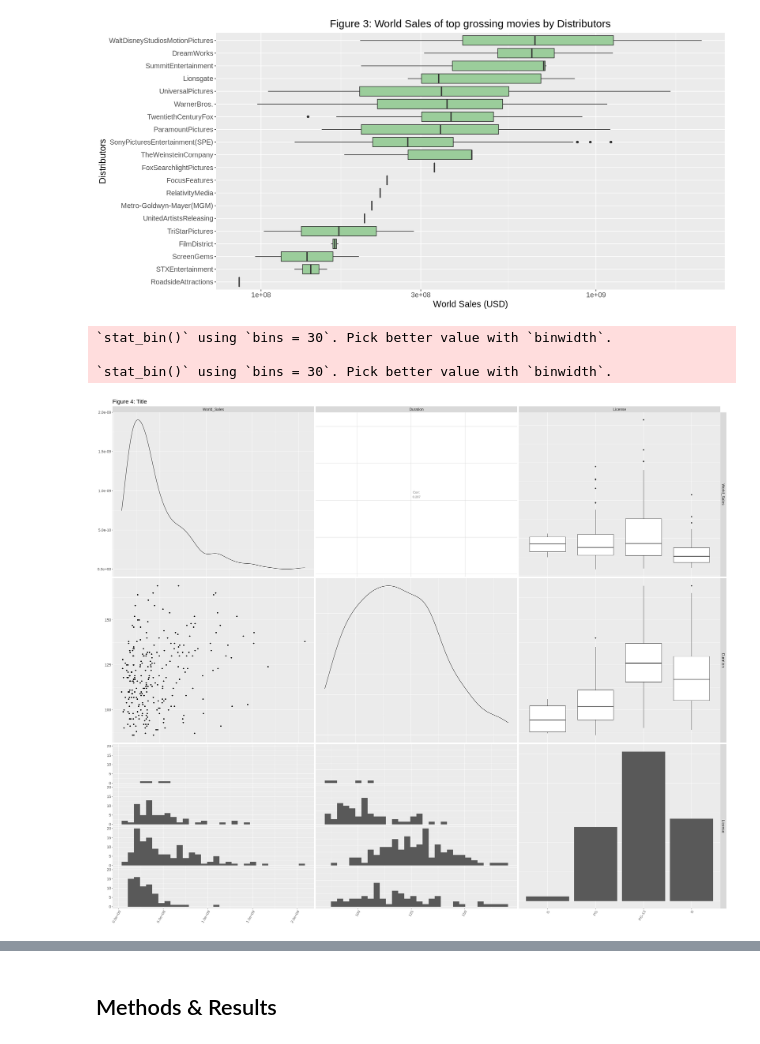
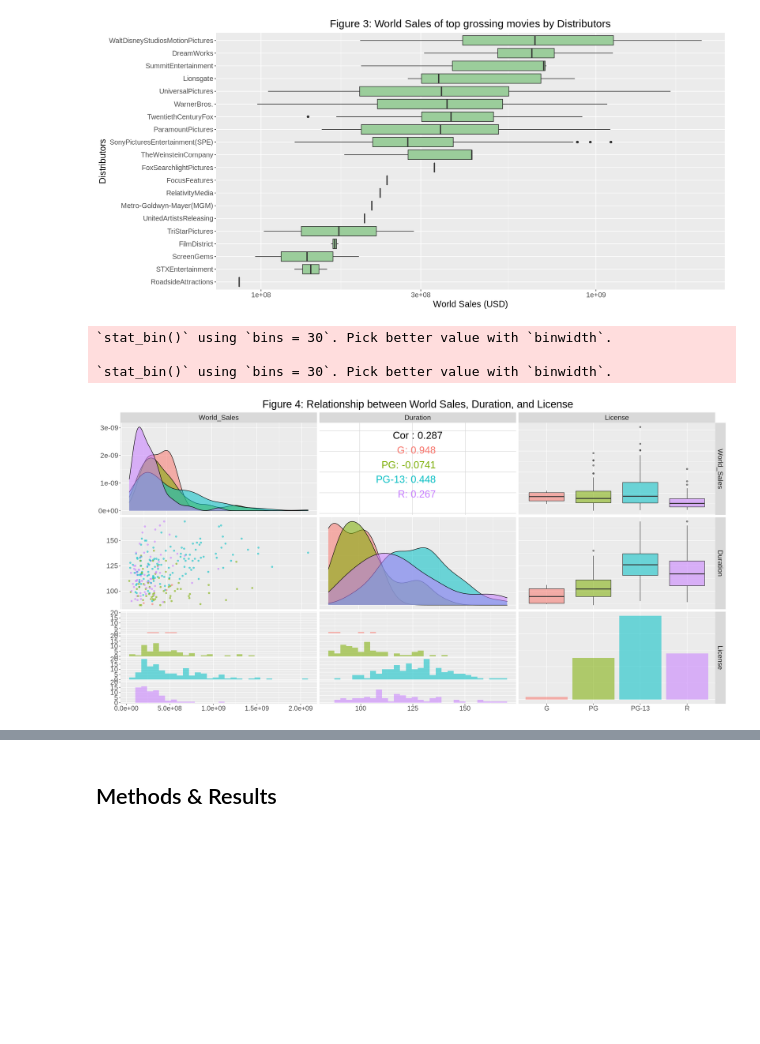
Before and after one commit to starsurfer87/DSCI100-Group-Project, a Jupyter notebook: thedreadedassignment.ipynb, the cells around one changed output, grey strips where cells are left out. Cells and saved outputs as stored; diff of their text form; code cells hidden in the pictures; blank space fills up the shorter version.

```diff
--- a/thedreadedassignment.ipynb
+++ b/thedreadedassignment.ipynb
@@ -296,19 +312,21 @@ movies_boxplot
 [figure]
 # %%
 # plot the relationship between World Sales, Duration, and License
-options(repr.plot.width = 30, repr.plot.height = 25)
+options(repr.plot.width = 20, repr.plot.height = 10)
 
 movies_train %>%
     select(World_Sales, Duration, License) %>%
-    ggpairs(cardinality_threshold = NULL) +
-    theme(text = element_text(size = 16),
-          axis.text.x = element_text(angle = 60, hjust = 1)) +
-    ggtitle("Figure 4: Title")
+    ggpairs(aes(color = License, alpha = 0.5),                  # group by License
+            upper = list(continuous = wrap("cor", size = 8)))+  # change size of cor: 0.33
+    theme(text = element_text(size = 20),
+          plot.title = element_text(hjust = 0.5),
+          axis.text.x = element_text(size = 15)) +
+    ggtitle("Figure 4: Relationship between World Sales, Duration, and License")
 # %% [output]
 `stat_bin()` using `bins = 30`. Pick better value with `binwidth`.
 
 `stat_bin()` using `bins = 30`. Pick better value with `binwidth`.
-[figure, old version]
+[figure, new version]
 # %%
 # calculate the average world sales of each genre
 
```
Also changed, not shown: parts of 8 cells of this notebook.
